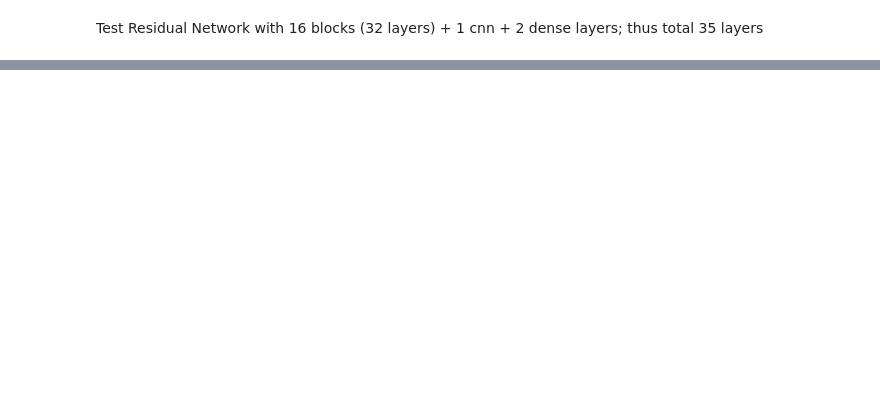
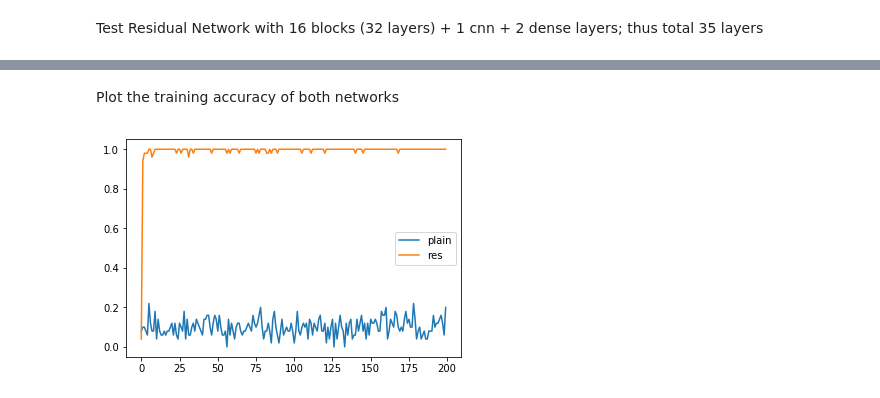
Before and after one commit to afcarl/deep-learning-practice, a Jupyter notebook: cnn/resnet_test.ipynb, the cells around one changed output, grey strips where cells are left out. Drawn from its saved outputs; the diff is of its cells as text; code cells hidden in the pictures; blank space fills up the shorter version.

Commit message:
feat: network trained results

```diff
--- a/cnn/resnet_test.ipynb
+++ b/cnn/resnet_test.ipynb
@@ -121,5 +121,5 @@ def train_model(n_blocks, n_steps, is_residual, is_batch_norm=True):
 # %% [markdown]
 Testing plain CNN with 16 blocks (32 layers) + 1 cnn + 2 dense layers; thus total 35 layers
 # %%
-plain_train_acc, plain_test_acc = train_model(n_blocks=16, n_steps=1, is_residual=False)
+plain_train_acc, plain_test_acc = train_model(n_blocks=16, n_steps=20000, is_residual=False)
 # %% [output]
@@ -131,0 +165,11 @@ res_train_acc, res_test_acc = train_model(n_blocks=16, n_steps=20000, is_residua
+# %% [markdown]
+Plot the training accuracy of both networks
+# %%
+fig = plt.figure()
+ax = fig.add_subplot(111)
+ax.plot(plain_train_acc, label="plain")
+ax.plot(res_train_acc, label="res")
+ax.legend()
+plt.show()
+# %% [output]
+[figure, added]
```
Also changed, not shown: parts of 2 cells of this notebook.
